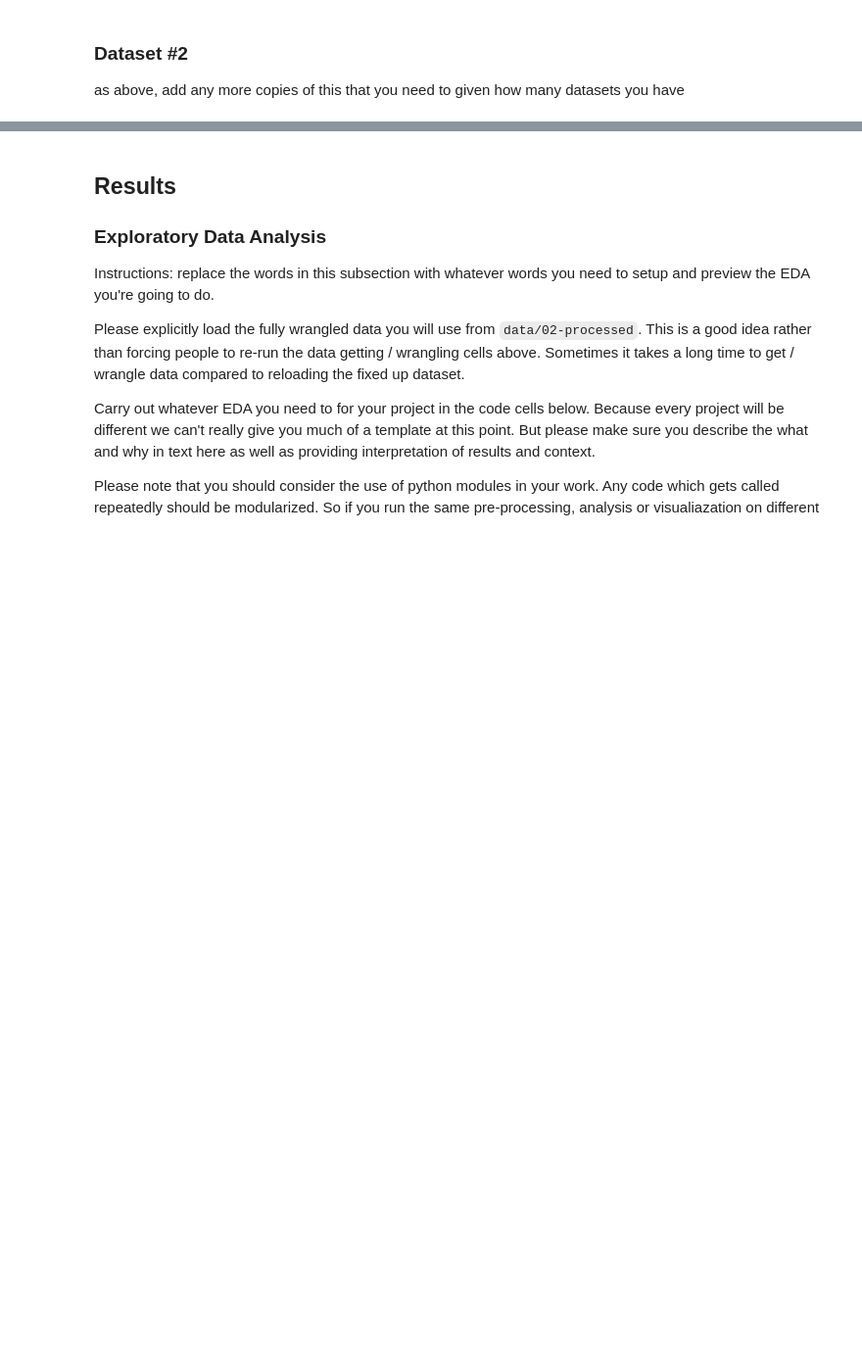
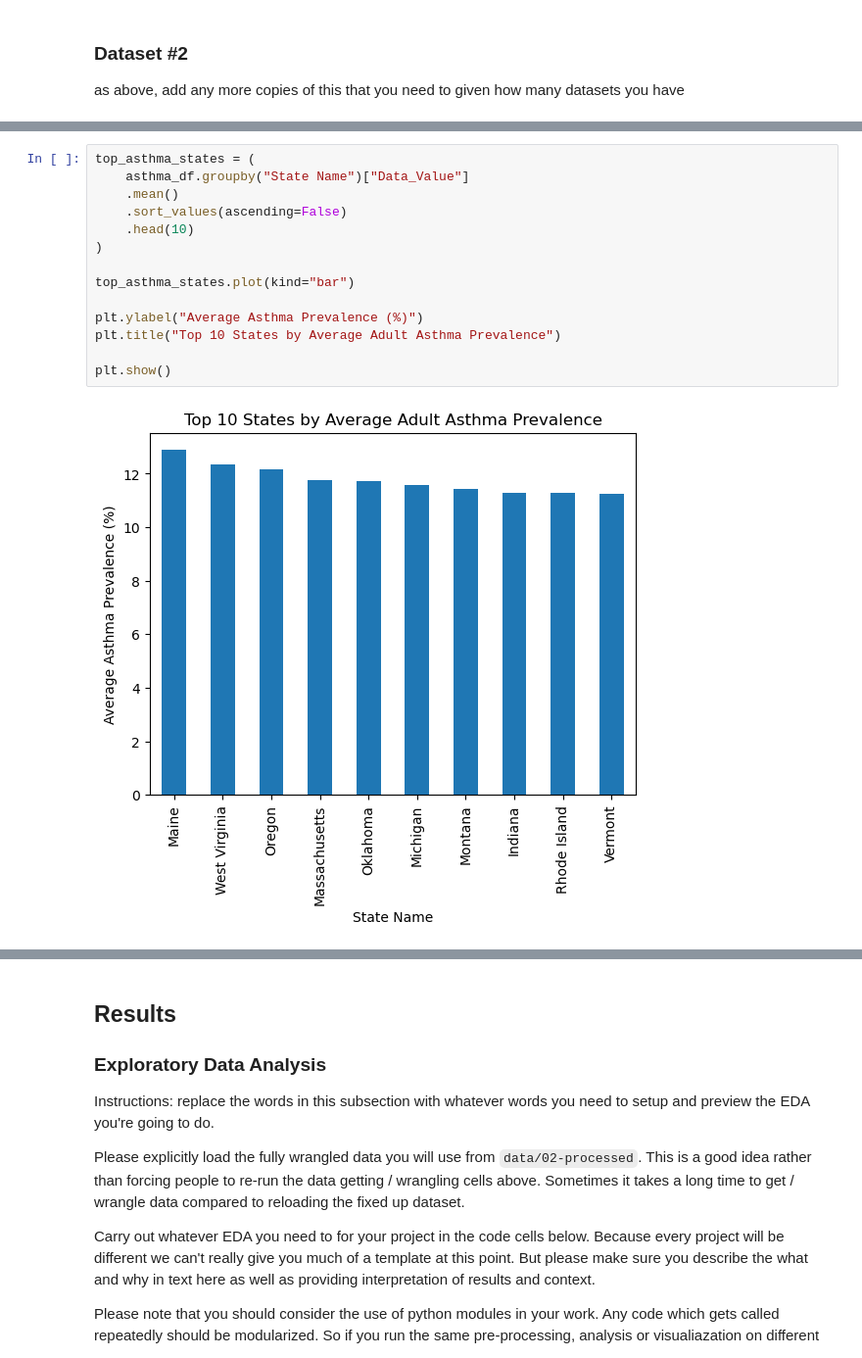
Before and after one commit to COGS108/Group-SP26-088, a Jupyter notebook: 02-EDACheckpoint.ipynb, the cells around one changed output, grey strips where cells are left out. Shown at 98% size. Cells and saved outputs as stored; diff of their text form; blank space fills up the shorter version.

```diff
--- a/02-EDACheckpoint.ipynb
+++ b/02-EDACheckpoint.ipynb
@@ -231,0 +334,16 @@ However, a smaller number of monitoring locations had substantially lower observ
+# %%
+top_asthma_states = (
+    asthma_df.groupby("State Name")["Data_Value"]
+    .mean()
+    .sort_values(ascending=False)
+    .head(10)
+)
+
+top_asthma_states.plot(kind="bar")
+
+plt.ylabel("Average Asthma Prevalence (%)")
+plt.title("Top 10 States by Average Adult Asthma Prevalence")
+
+plt.show()
+# %% [output]
+[figure, added]
```
Also changed, not shown: parts of 15 cells of this notebook.
